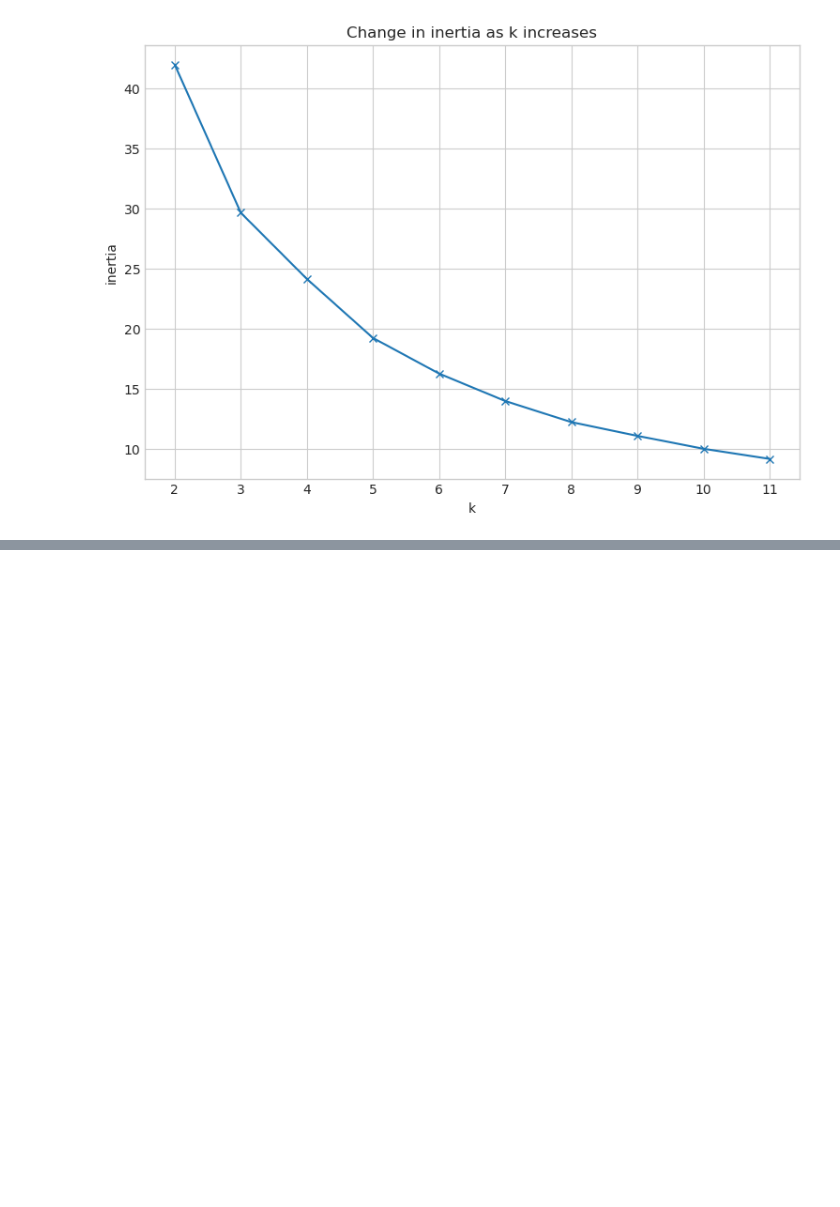
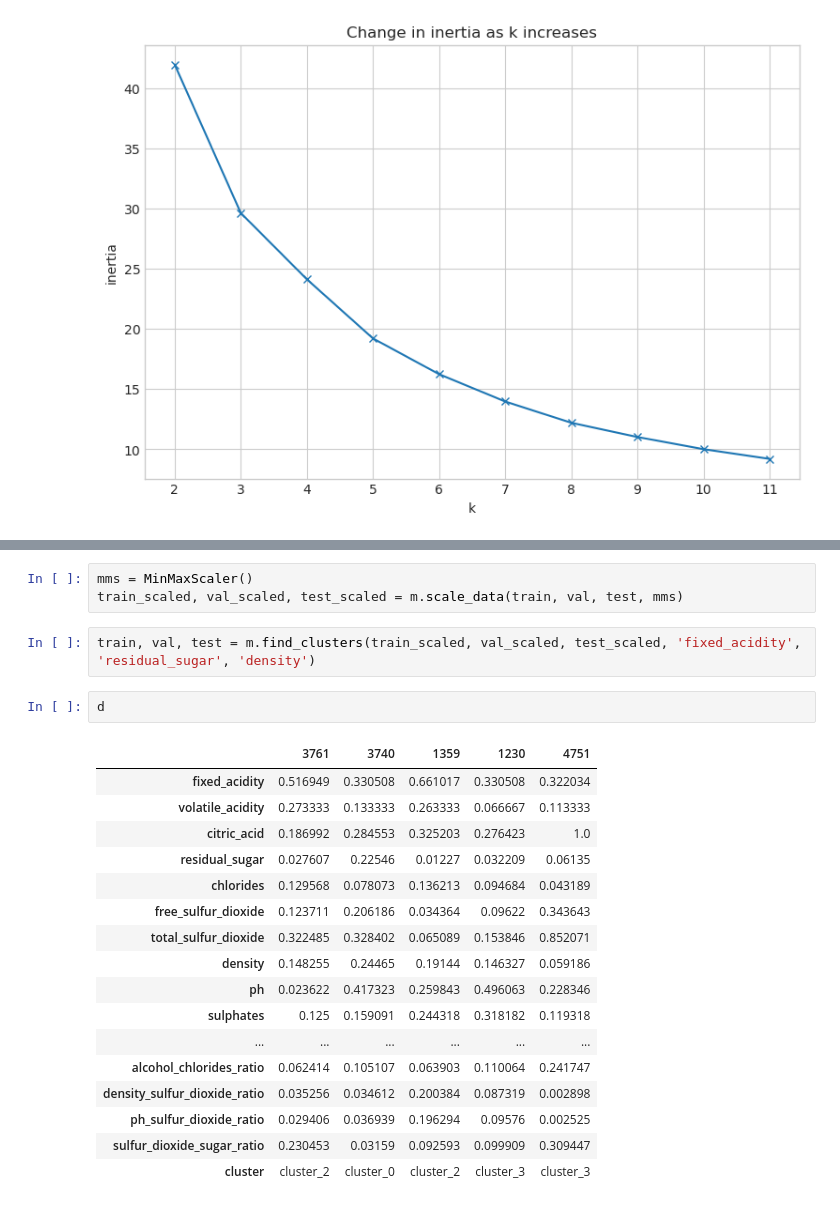
Before and after one commit to Marc-Aradillas/Wine_Project, a Jupyter notebook: model_marc.ipynb, the cells around one changed output, grey strips where cells are left out. Drawn from its saved outputs; the diff is of its cells as text; blank space fills up the shorter version.

```diff
--- a/model_marc.ipynb
+++ b/model_marc.ipynb
@@ -125,0 +201,25 @@ with plt.style.context('seaborn-whitegrid'):
+# %%
+mms = MinMaxScaler()
+train_scaled, val_scaled, test_scaled = m.scale_data(train, val, test, mms)
+# %%
+train, val, test = m.find_clusters(train_scaled, val_scaled, test_scaled, 'fixed_acidity', 'residual_sugar', 'density')
+# %%
+d
+# %% [output]
+|  | 3761 | 3740 | 1359 | 1230 | 4751 |
+| fixed_acidity | 0.516949 | 0.330508 | 0.661017 | 0.330508 | 0.322034 |
+| volatile_acidity | 0.273333 | 0.133333 | 0.263333 | 0.066667 | 0.113333 |
+| citric_acid | 0.186992 | 0.284553 | 0.325203 | 0.276423 | 1.0 |
+| residual_sugar | 0.027607 | 0.22546 | 0.01227 | 0.032209 | 0.06135 |
+| chlorides | 0.129568 | 0.078073 | 0.136213 | 0.094684 | 0.043189 |
+| free_sulfur_dioxide | 0.123711 | 0.206186 | 0.034364 | 0.09622 | 0.343643 |
+| total_sulfur_dioxide | 0.322485 | 0.328402 | 0.065089 | 0.153846 | 0.852071 |
+| density | 0.148255 | 0.24465 | 0.19144 | 0.146327 | 0.059186 |
+| ph | 0.023622 | 0.417323 | 0.259843 | 0.496063 | 0.228346 |
+| sulphates | 0.125 | 0.159091 | 0.244318 | 0.318182 | 0.119318 |
+| ... | ... | ... | ... | ... | ... |
+| alcohol_chlorides_ratio | 0.062414 | 0.105107 | 0.063903 | 0.110064 | 0.241747 |
+| density_sulfur_dioxide_ratio | 0.035256 | 0.034612 | 0.200384 | 0.087319 | 0.002898 |
+| ph_sulfur_dioxide_ratio | 0.029406 | 0.036939 | 0.196294 | 0.09576 | 0.002525 |
+| sulfur_dioxide_sugar_ratio | 0.230453 | 0.03159 | 0.092593 | 0.099909 | 0.309447 |
+| cluster | cluster_2 | cluster_0 | cluster_2 | cluster_3 | cluster_3 |
```
Also changed, not shown: parts of 10 cells of this notebook, 6 other files.
